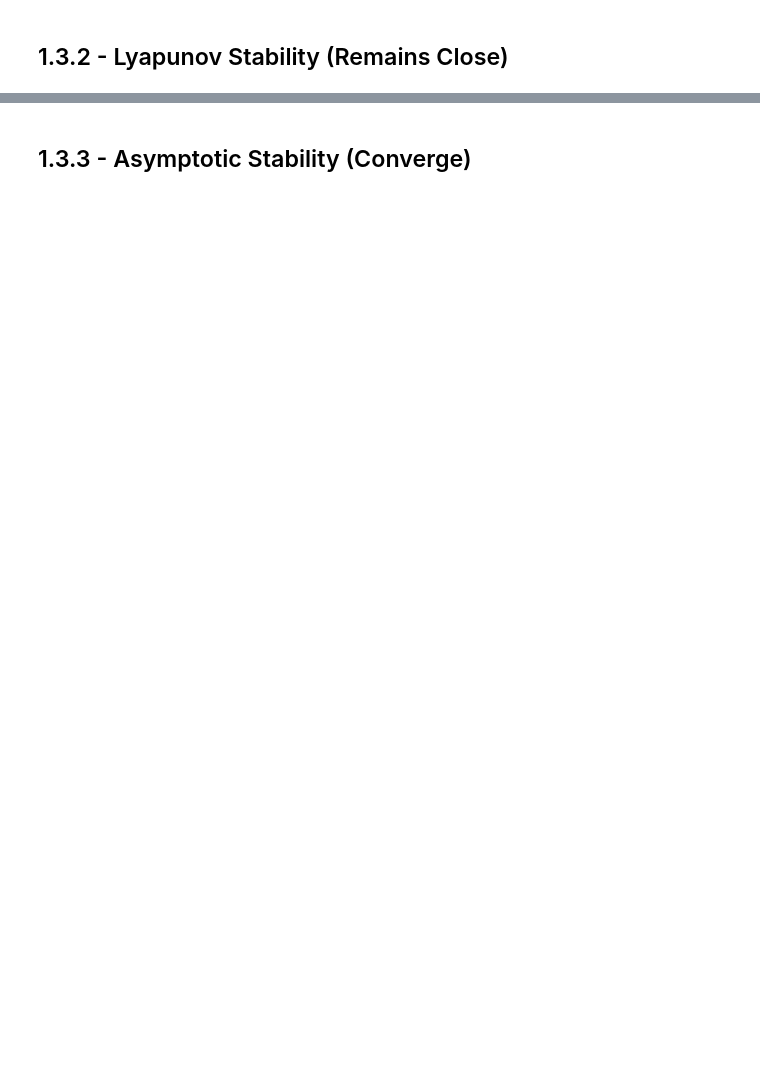
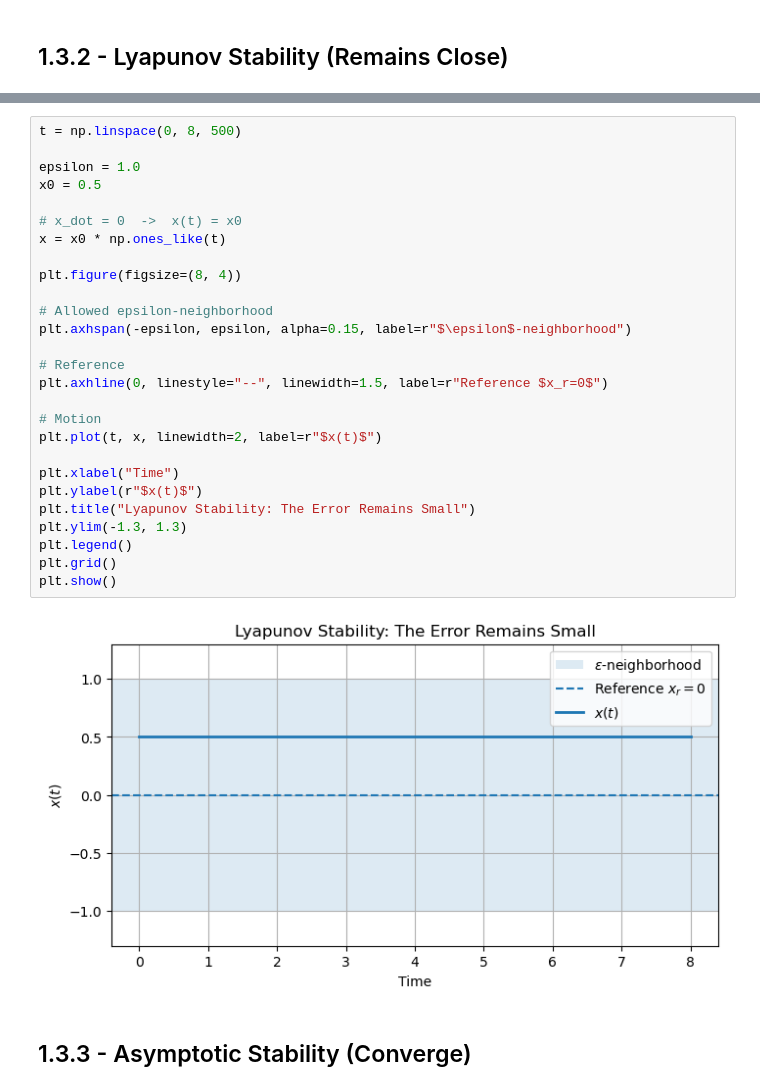
Before and after one commit to johnm3398/Spacecraft-Dynamics-and-Control, a Jupyter notebook: 01_spacecraft_dynamics_and_control_specialization/03_control/Module 1 - Nonlinear Stability Definitions.ipynb, the cells around one changed output, grey strips where cells are left out. Cells and saved outputs as stored; diff of their text form; blank space fills up the shorter version.

Commit message:
Update Module 1 - Nonlinear Stability Definitions.ipynb
refine section 1.3 nonlinear stability definitions and add intuitive visualizations

```diff
--- a/01_spacecraft_dynamics_and_control_specialization/03_control/Module 1 - Nonlinear Stability Definitions.ipynb
+++ b/01_spacecraft_dynamics_and_control_specialization/03_control/Module 1 - Nonlinear Stability Definitions.ipynb
@@ -801,2 +861,31 @@ It ensures preservation of closeness, but not convergence.
+# %%
+t = np.linspace(0, 8, 500)
+
+epsilon = 1.0
+x0 = 0.5
+
+# x_dot = 0  ->  x(t) = x0
+x = x0 * np.ones_like(t)
+
+plt.figure(figsize=(8, 4))
+
+# Allowed epsilon-neighborhood
+plt.axhspan(-epsilon, epsilon, alpha=0.15, label=r"$\epsilon$-neighborhood")
+
+# Reference
+plt.axhline(0, linestyle="--", linewidth=1.5, label=r"Reference $x_r=0$")
+
+# Motion
+plt.plot(t, x, linewidth=2, label=r"$x(t)$")
+
+plt.xlabel("Time")
+plt.ylabel(r"$x(t)$")
+plt.title("Lyapunov Stability: The Error Remains Small")
+plt.ylim(-1.3, 1.3)
+plt.legend()
+plt.grid()
+plt.show()
+# %% [output]
+[figure, added]
 # %% [markdown]
 ## 1.3.3 - Asymptotic Stability (Converge)
```
Also changed, not shown: parts of 12 cells of this notebook.
